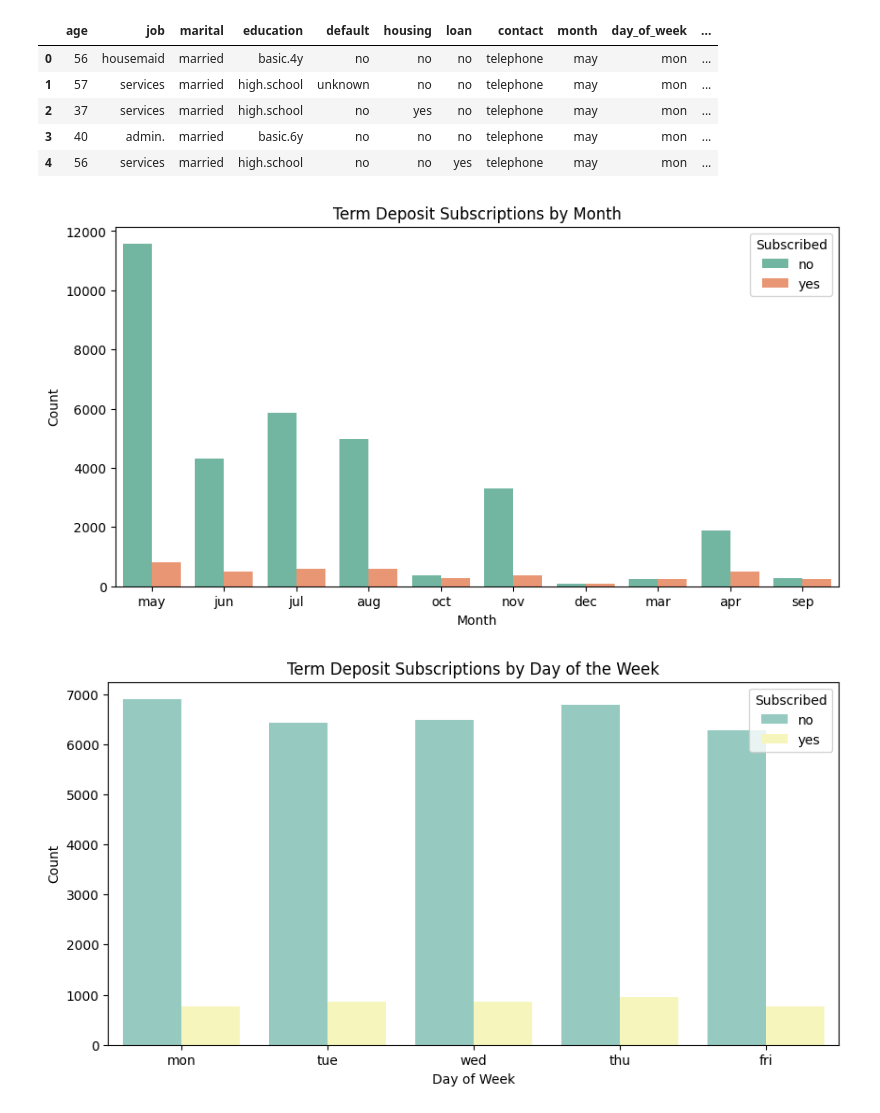
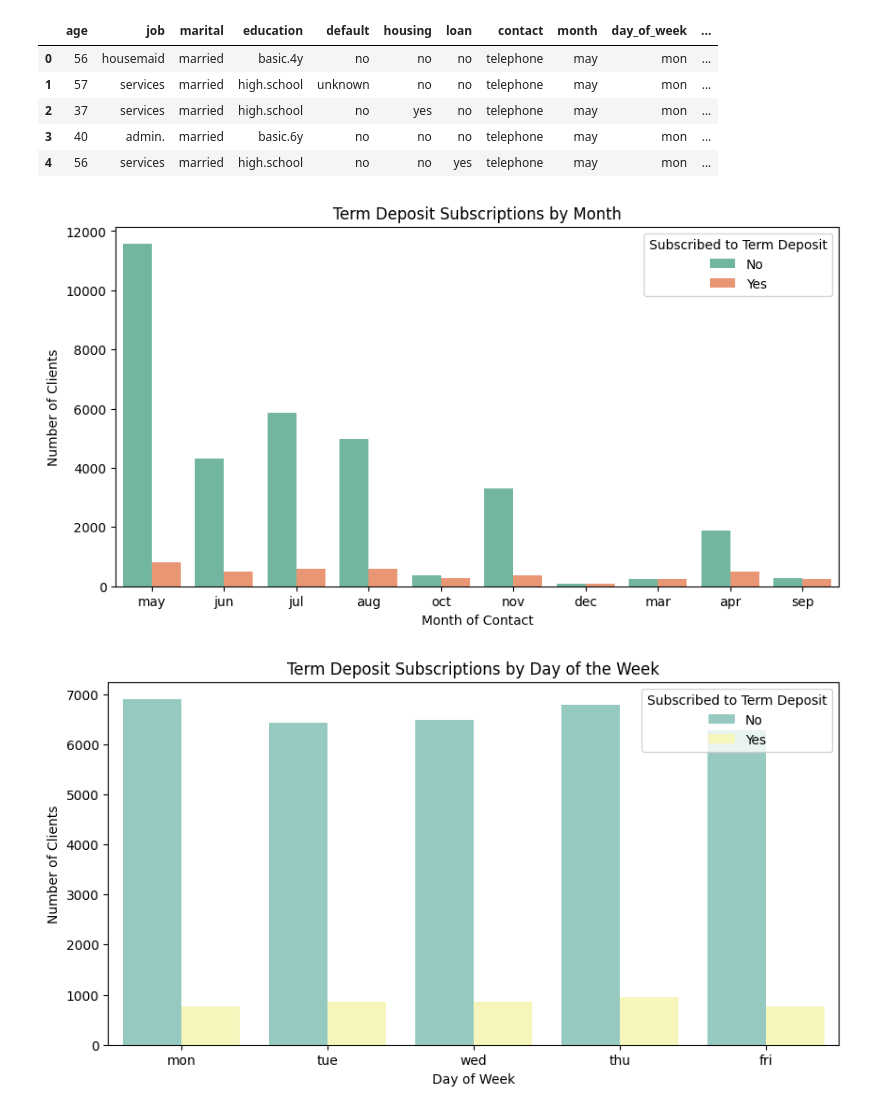
Before and after one commit to MitziVite/machine_learning, a Jupyter notebook: notebooks/case1.ipynb, the cells around one changed output. Cells and saved outputs as stored; diff of their text form; code cells hidden in the pictures.

```diff
--- a/notebooks/case1.ipynb
+++ b/notebooks/case1.ipynb
@@ -13,27 +13,29 @@ campaign.head()
 # %%
 import seaborn as sns
 import matplotlib.pyplot as plt
 from sklearn.model_selection import train_test_split
 
 plt.figure(figsize=(10,5))
 sns.countplot(data=campaign, x='month', hue='y', palette='Set2')
 plt.title('Term Deposit Subscriptions by Month')
-plt.xlabel('Month')
-plt.ylabel('Count')
+plt.xlabel('Month of Contact')
+plt.ylabel('Number of Clients')
 plt.legend(title='Subscribed')
+plt.legend(title='Subscribed to Term Deposit', labels=['No', 'Yes'])
 plt.show()
 # %% [output]
-[figure, old version]
+[figure, new version]
 # %%
 plt.figure(figsize=(10,5))
 sns.countplot(data=campaign, x='day_of_week', hue='y', palette='Set3')
 plt.title('Term Deposit Subscriptions by Day of the Week')
 plt.xlabel('Day of Week')
-plt.ylabel('Count')
+plt.ylabel('Number of Clients')
 plt.legend(title='Subscribed')
+plt.legend(title='Subscribed to Term Deposit', labels=['No', 'Yes'])
 plt.show()
 # %% [output]
-[figure, old version]
+[figure, new version]
 # %%
 from sklearn.ensemble import RandomForestClassifier
 from sklearn.metrics import classification_report
```
Also changed, not shown: parts of 2 cells of this notebook.
